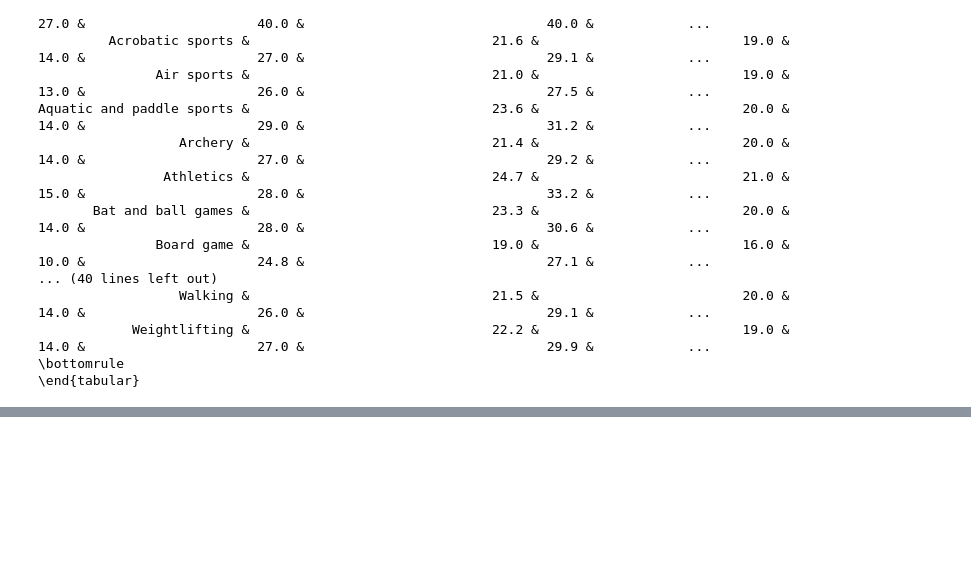
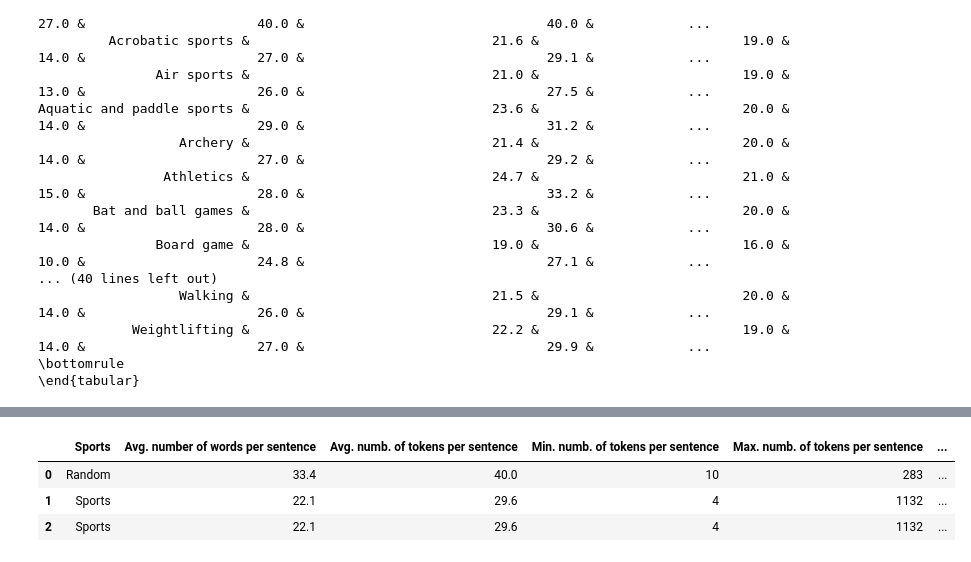
Before and after one commit to gaunby/master_project, a Jupyter notebook: notebooks/data_description.ipynb, the cells around one changed output, grey strips where cells are left out. Cells and saved outputs as stored; diff of their text form; code cells hidden in the pictures; blank space fills up the shorter version.

```diff
--- a/notebooks/data_description.ipynb
+++ b/notebooks/data_description.ipynb
@@ -659 +687,9 @@ for i in list(df_sports['Sentences'].index):
+# %%
+# Initialize lists
+list_subconcept = ['Random']
+list_mean_words = [round(np.mean(df_random['words in sentences']),1)]
+list_mean_tokens = [round(np.mean(tokens_random),1)]
+list_min_tokens = [round(np.min(tokens_random),1)]
+list_max_tokens = [round(np.max(tokens_random),1)]
+list_sentences = [len(df_random)]
 # %%
@@ -666,0 +706,13 @@ max 198
+# %%
+sports_stats = pd.DataFrame({'Sports': list_subconcept,
+                            'Avg. number of words per sentence': list_mean_words,
+                            'Avg. numb. of tokens per sentence': list_mean_tokens,
+                            'Min. numb. of tokens per sentence': list_min_tokens,
+                            'Max. numb. of tokens per sentence': list_max_tokens,
+                            'Number of sentences': list_sentences})
+sports_stats
+# %% [output]
+|  | Sports | Avg. number of words per sentence | Avg. numb. of tokens per sentence | Min. numb. of tokens per sentence | Max. numb. of tokens per sentence | ... |
+| 0 | Random | 33.4 | 40.0 | 10 | 283 | ... |
+| 1 | Sports | 22.1 | 29.6 | 4 | 1132 | ... |
+| 2 | Sports | 22.1 | 29.6 | 4 | 1132 | ... |
```
Also changed, not shown: parts of 9 cells of this notebook.
